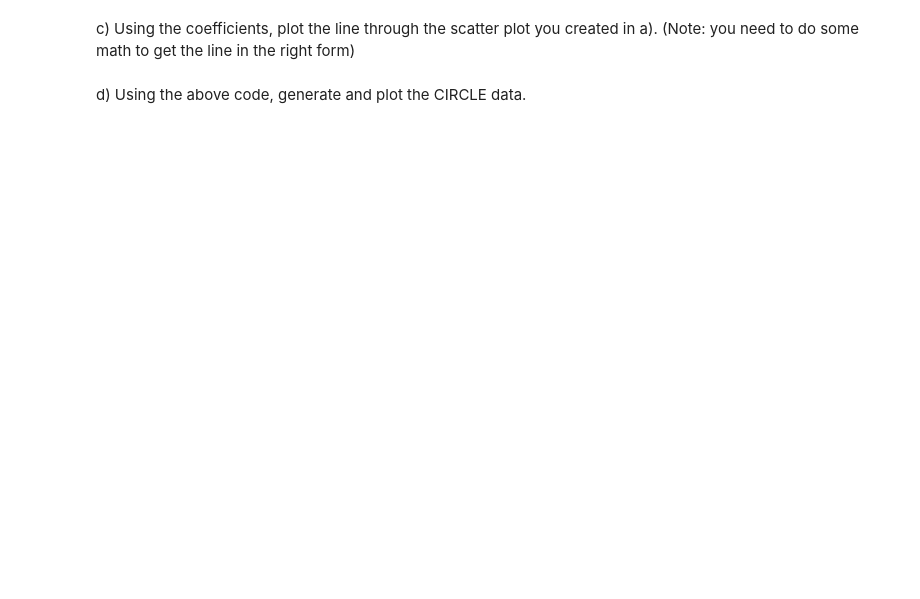
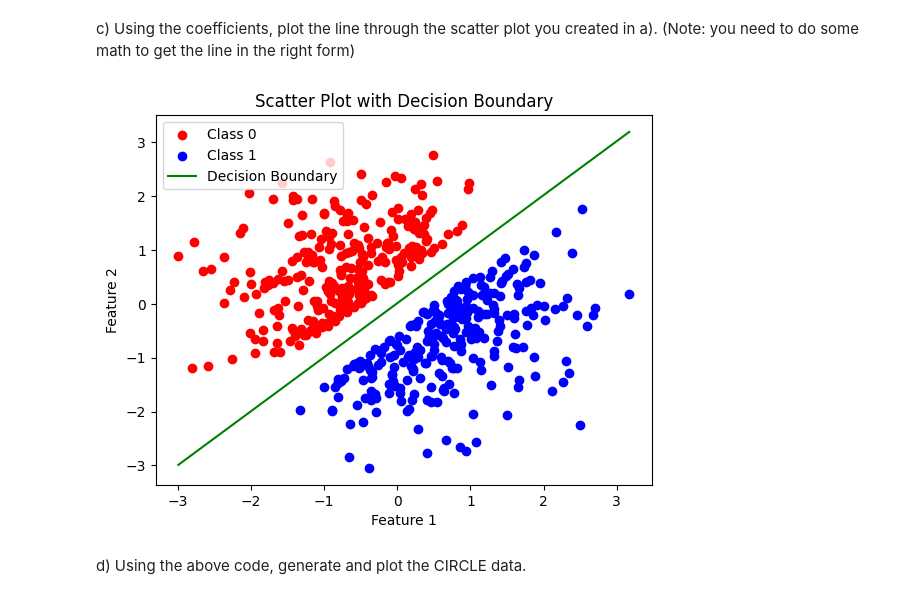
Before and after one commit to ahmadssadiq/Data-Science-Fundamentals, a Jupyter notebook: lecture_19/worksheet_19.ipynb, the cells around one changed output. Cells and saved outputs as stored; diff of their text form; code cells hidden in the pictures; blank space fills up the shorter version.

```diff
--- a/lecture_19/worksheet_19.ipynb
+++ b/lecture_19/worksheet_19.ipynb
@@ -56,4 +69,26 @@ model.intercept_
 # %% [markdown]
 c) Using the coefficients, plot the line through the scatter plot you created in a). (Note: you need to do some math to get the line in the right form)
+# %%
+beta_1 = model.coef_[0][0]
+beta_2 = model.coef_[0][1]
+beta_0 = model.intercept_
+
+# Scatter plot for each class
+colors = ['red', 'blue']
+for i, color in enumerate(colors):
+    plt.scatter(*X[Y == i].T, color=color, label=f'Class {i}')
+
+# Calculate and plot the decision boundary
+x_values = np.array([X[:, 0].min(), X[:, 0].max()])
+y_values = -(beta_1 / beta_2) * x_values - (beta_0 / beta_2)
+plt.plot(x_values, y_values, label="Decision Boundary", color="green")
+
+plt.title("Scatter Plot with Decision Boundary")
+plt.xlabel("Feature 1")
+plt.ylabel("Feature 2")
+plt.legend()
+plt.show()
+# %% [output]
+[figure, added]
 # %% [markdown]
 d) Using the above code, generate and plot the CIRCLE data.
```
Also changed, not shown: parts of 9 cells of this notebook.
